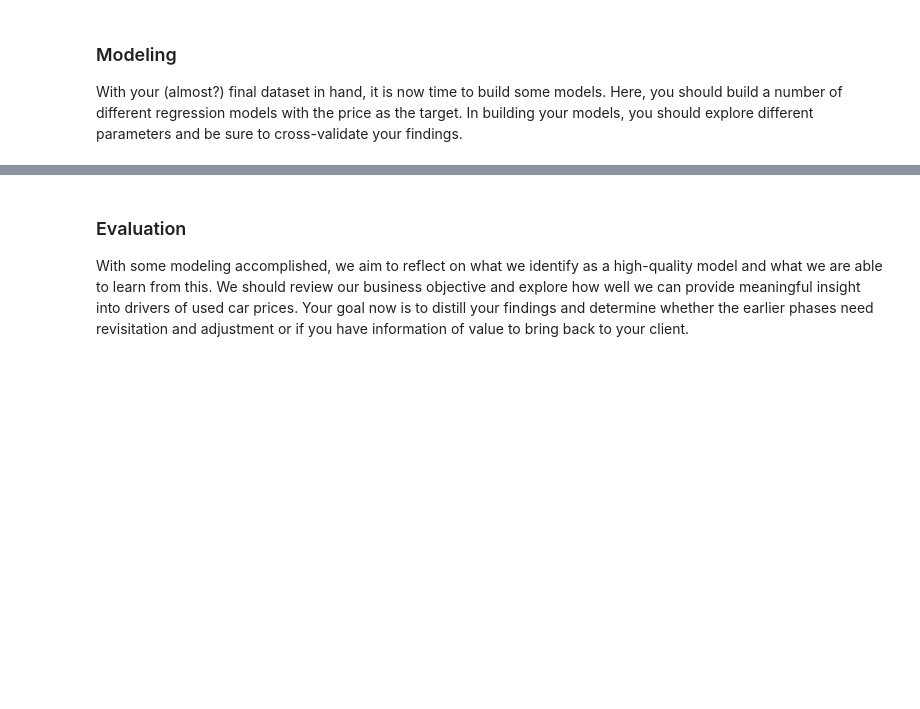
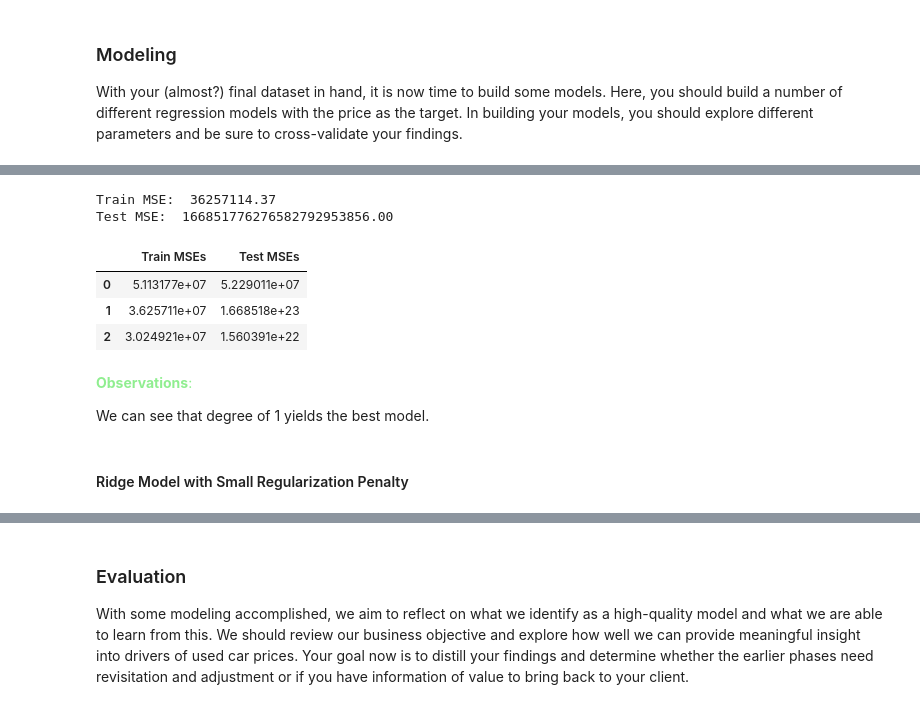
Before and after one commit to JunGaoca/usedCarPricePrediction, a Jupyter notebook: used-car-price-prediction.ipynb, the cells around one changed output, grey strips where cells are left out. Cells and saved outputs as stored; diff of their text form; code cells hidden in the pictures; blank space fills up the shorter version.

```diff
--- a/used-car-price-prediction.ipynb
+++ b/used-car-price-prediction.ipynb
@@ -416,0 +539,8 @@ With your (almost?) final dataset in hand, it is now time to build some models.
+# %%
+pipe_ols = Pipeline([('preprocessor', preprocessor),
+                     ('linreg', LinearRegression())])
+pipe_ols.fit(X_train, y_train)
+pred_train = pipe_ols.predict(X_train)
+pred_test = pipe_ols.predict(X_test)
+
+pipe_ols
@@ -416,0 +571,9 @@ With your (almost?) final dataset in hand, it is now time to build some models.
+# %%
+pipe_ols_poly = Pipeline([('preprocessor', preprocessor),
+                          ('poly_features', PolynomialFeatures(degree = 2, include_bias= False)),
+                          ('linreg', LinearRegression())])
+pipe_ols_poly.fit(X_train, y_train)
+pred_train = pipe_ols_poly.predict(X_train)
+pred_test = pipe_ols_poly.predict(X_test)
+
+pipe_ols_poly
@@ -416,0 +592,39 @@ With your (almost?) final dataset in hand, it is now time to build some models.
+# %%
+mse_train_pipe_ols_poly = mean_squared_error(y_train, pred_train)
+mse_test_pipe_ols_poly = mean_squared_error(y_test, pred_test)
+
+print(f'Train MSE: {mse_train_pipe_ols_poly: .2f}')
+print(f'Test MSE: {mse_test_pipe_ols_poly: .2f}')
+# %% [output]
+Train MSE:  36257114.37
+Test MSE:  166851776276582792953856.00
+# %%
+# Models with polynomial feature with degree of 1 - 3
+train_mses = []
+test_mses = []
+for i in range(1, 4):
+    pipe = Pipeline([('preprocessor', preprocessor),
+                          ('poly_features', PolynomialFeatures(degree = i, include_bias= False)),
+                          ('linreg', LinearRegression())])
+
+    pipe.fit(X_train, y_train)
+    p1 = pipe.predict(X_train)
+    p2 = pipe.predict(X_test)
+    train_mses.append(mean_squared_error(y_train, p1))
+    test_mses.append(mean_squared_error(y_test, p2))
+
+pd.DataFrame({
+    'Train MSEs': train_mses,
+    'Test MSEs': test_mses
+})
+# %% [output]
+|  | Train MSEs | Test MSEs |
+| 0 | 5.113177e+07 | 5.229011e+07 |
+| 1 | 3.625711e+07 | 1.668518e+23 |
+| 2 | 3.024921e+07 | 1.560391e+22 |
+# %% [markdown]
+<font color="lightgreen">**Observations**: </font>
+
+We can see that degree of 1 yields the best model.
+# %% [markdown]
+#### Ridge Model with Small Regularization Penalty
```
Also changed, not shown: parts of 40 cells of this notebook, 1 other file.
